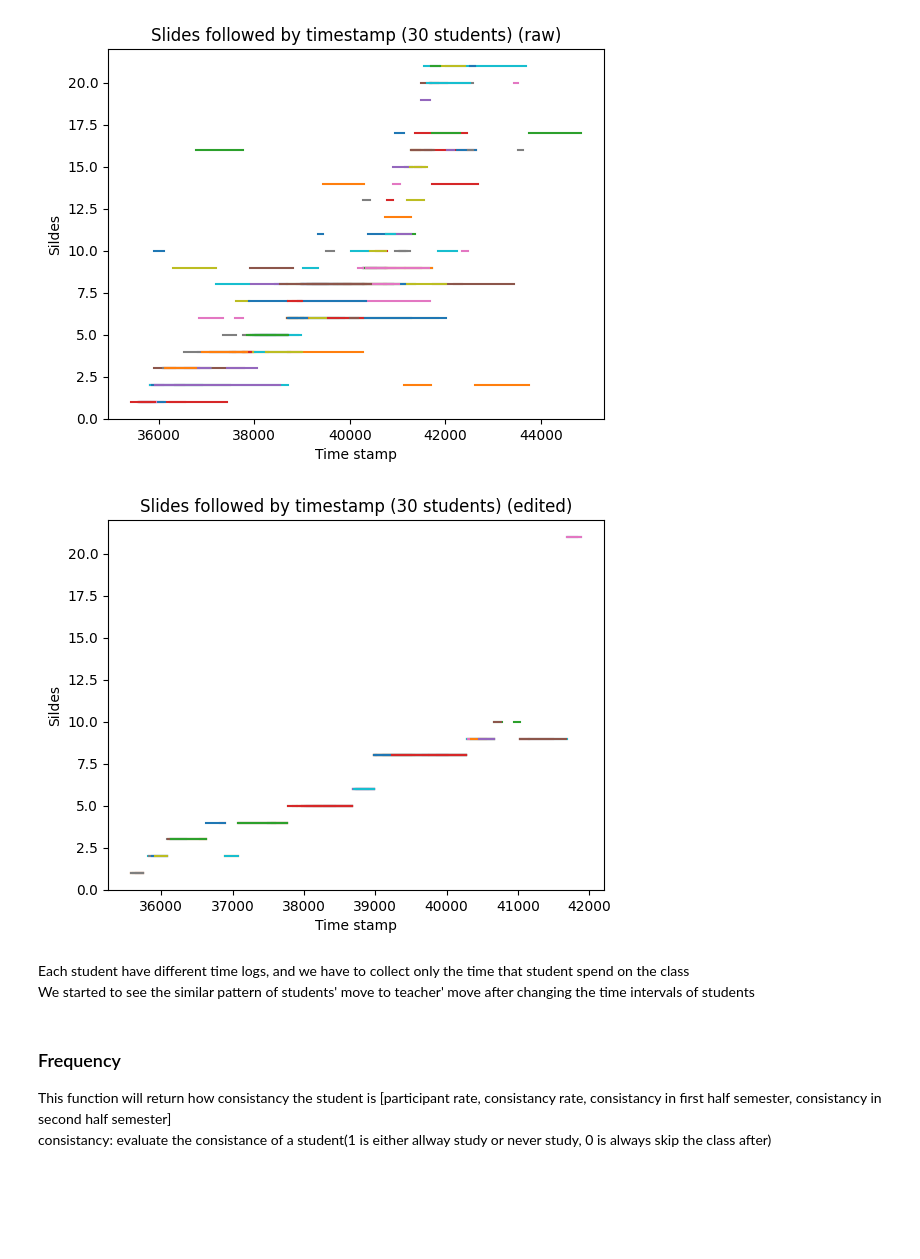
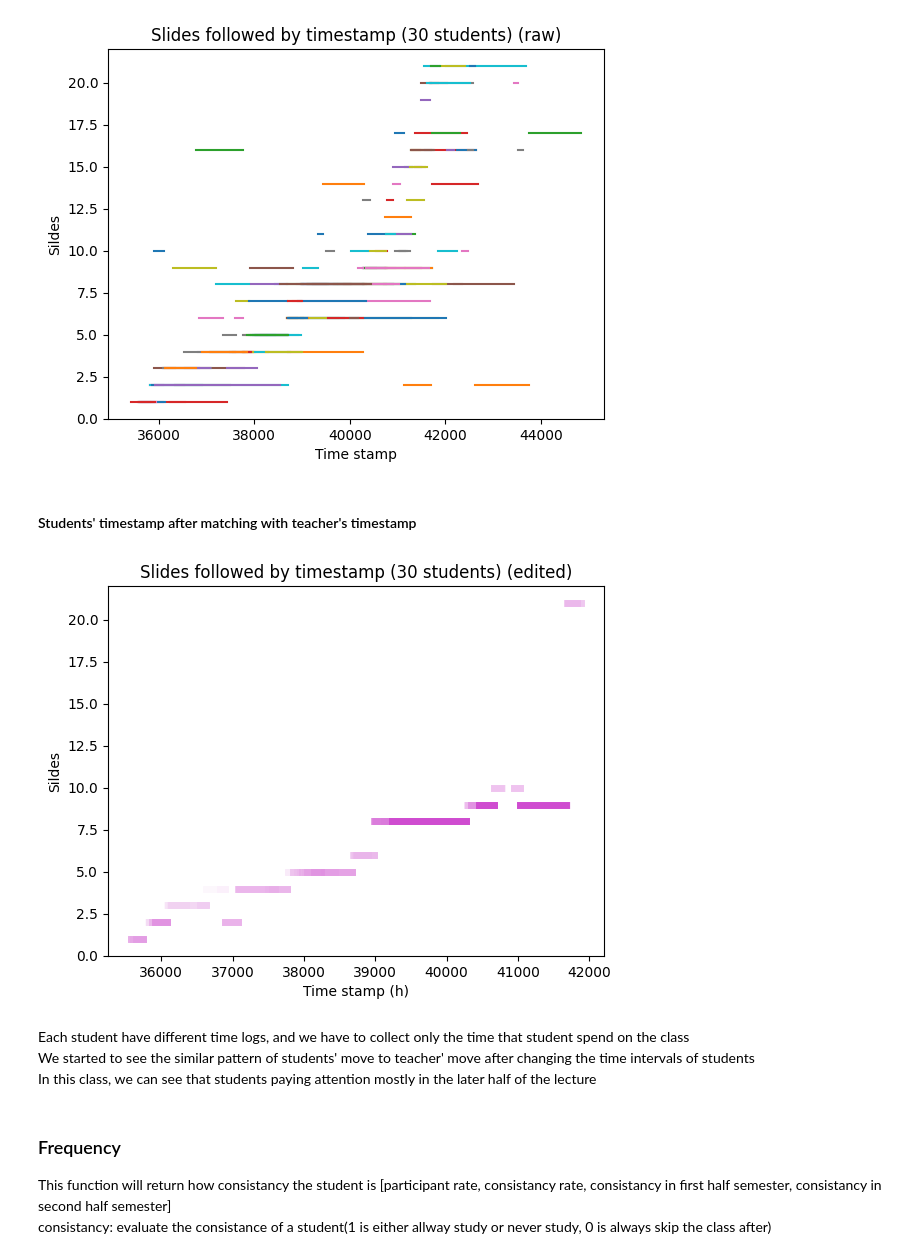
Before and after one commit to hung20gg/process_ml_vncodelab, a Jupyter notebook: Core.ipynb, the cells around one changed output. Cells and saved outputs as stored; diff of their text form; code cells hidden in the pictures; blank space fills up the shorter version.

```diff
--- a/Core.ipynb
+++ b/Core.ipynb
@@ -23,7 +36,7 @@ subject={
     "Python":["XWTFe"]
 }
 # %%
-f= open('new_raw_data.json')
+f= open('data/new_raw_data.json')
 data1 = f.read()
 classes = json.loads(data1)
 f.close()
@@ -36,7 +49,7 @@ teachers=["phamxuanlam@gmail.com"]
 # %% [markdown]
 ### Create a student list
 # %%
-stu = open('classes.json')
+stu = open('data/classes.json')
 data=json.load(stu)
 stu.close()
 data_students=dict()
@@ -299,27 +330,30 @@ plt.title(f"Slides followed by timestamp ({a} student{s}) (raw)")
 plt.show()
 # %% [output]
 [figure]
+# %% [markdown]
+#### Students' timestamp after matching with teacher's timestamp
 # %%
 stop=30
 a=stop
 s="s" if a>1 else ""
 for stu in x1: #any<40
     x2=np.array(x1[stu])
     if x2.shape[0]>0:
-        plt.plot([x2[:,0],x2[:,1]],[x2[:,2],x2[:,2]])
+        plt.plot([x2[:,0],x2[:,1]],[x2[:,2],x2[:,2]],color='#CF4CD0',alpha=1/stop,linewidth=5)
 
     stop-=1
     if stop==0:
         break
 plt.ylabel('Sildes')
-plt.xlabel('Time stamp')
+plt.xlabel('Time stamp (h)')
 plt.title(f"Slides followed by timestamp ({a} student{s}) (edited)")
 plt.show()
 # %% [output]
-[figure, old version]
+[figure, new version]
 # %% [markdown]
 Each student have different time logs, and we have to collect only the time that student spend on the class \
-We started to see the similar pattern of students' move to teacher' move after changing the time intervals of students
+We started to see the similar pattern of students' move to teacher' move after changing the time intervals of students\
+In this class, we can see that students paying attention mostly in the later half of the lecture
 # %%
 def analysis_a_room(classs,room_id,teacher_moves,teacher_moves_dict):
     students_moves=get_student_time_intervals_per_class(classs,classes[classs][room_id],teacher_moves[room_id]['date'],teacher_moves[room_id]['teacher'])
```
Also changed, not shown: parts of 23 cells of this notebook, 6 other files.
